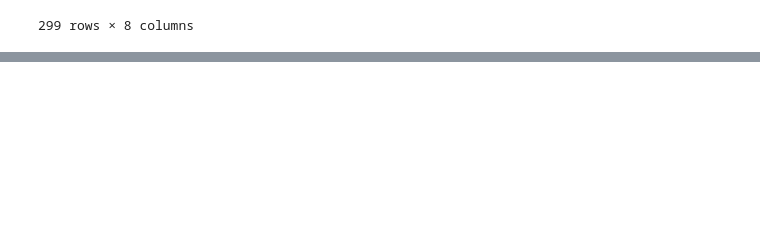
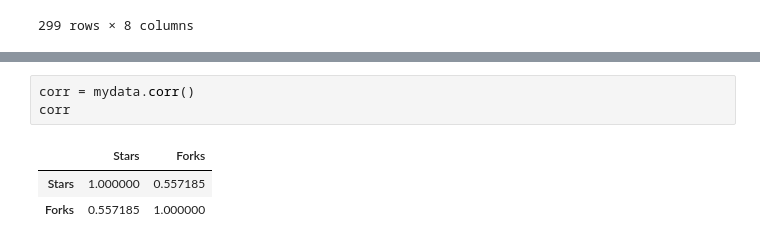
Before and after one commit to rekarromar/Most-Popular-GitHub-Projects, a Jupyter notebook: MostPopularGithubRepos.ipynb, the cells around one changed output, grey strips where cells are left out. Saved outputs shown, nothing was run; the diff lists cells and outputs as text; blank space fills up the shorter version.

```diff
--- a/MostPopularGithubRepos.ipynb
+++ b/MostPopularGithubRepos.ipynb
@@ -26,0 +51,7 @@ mydata
+# %%
+corr = mydata.corr()
+corr
+# %% [output]
+|  | Stars | Forks |
+| Stars | 1.000000 | 0.557185 |
+| Forks | 0.557185 | 1.000000 |
```
Also changed, not shown: parts of 4 cells of this notebook.
